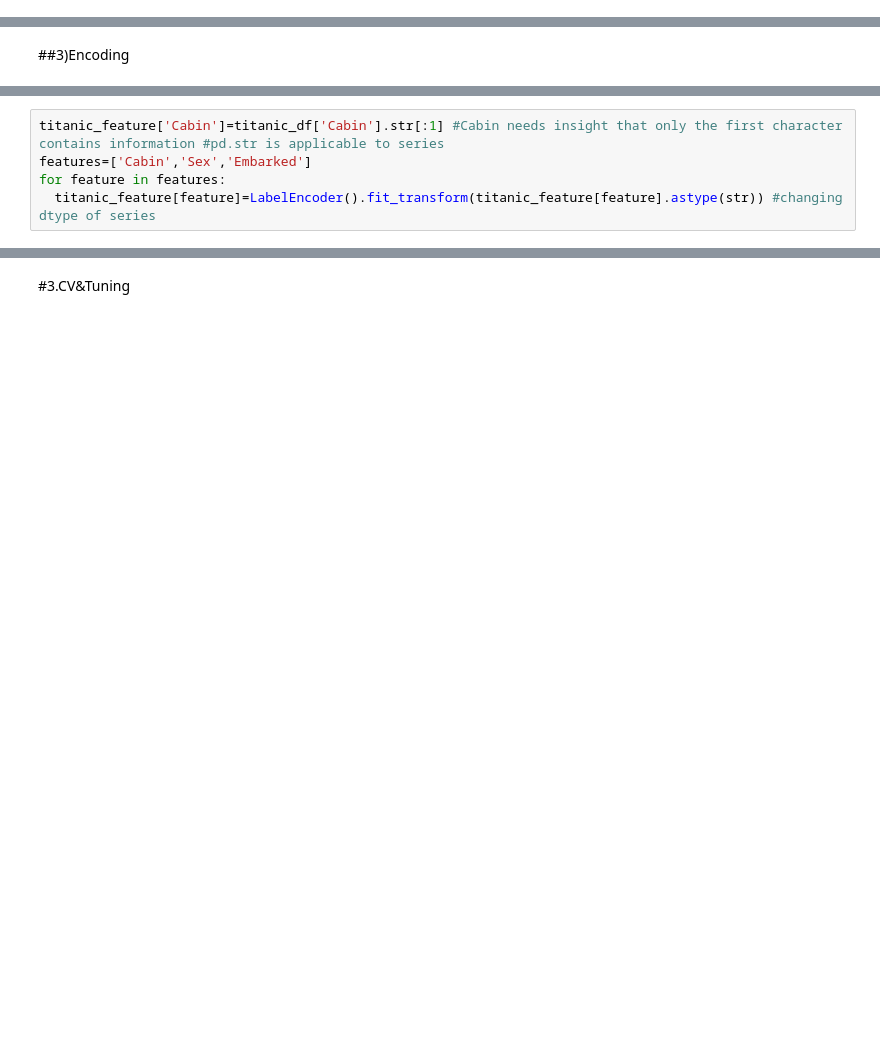
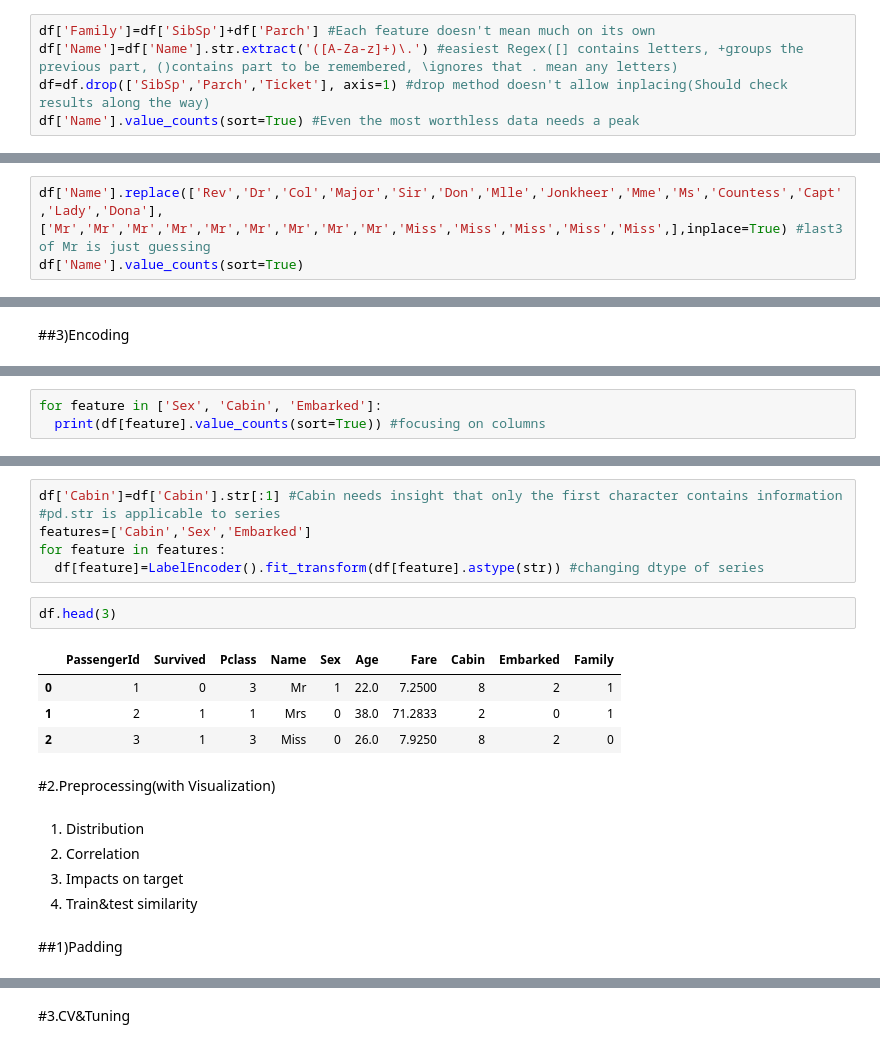
Before and after one commit to DongjunYou/21_1Q_Army, a Jupyter notebook: 1.Titanic/Titanic_Prototype.ipynb, the cells around one changed output, grey strips where cells are left out. Saved outputs shown, nothing was run; the diff lists cells and outputs as text; blank space fills up the shorter version.

```diff
--- a/1.Titanic/Titanic_Prototype.ipynb
+++ b/1.Titanic/Titanic_Prototype.ipynb
@@ -72,0 +96,5 @@ print(titanic_feature.isnull().sum().sum()) #checking
+# %%
+df['Family']=df['SibSp']+df['Parch'] #Each feature doesn't mean much on its own
+df['Name']=df['Name'].str.extract('([A-Za-z]+)\.') #easiest Regex([] contains letters, +groups the previous part, ()contains part to be remembered, \ignores that . mean any letters)
+df=df.drop(['SibSp','Parch','Ticket'], axis=1) #drop method doesn't allow inplacing(Should check results along the way)
+df['Name'].value_counts(sort=True) #Even the most worthless data needs a peak
@@ -72,0 +121,3 @@ print(titanic_feature.isnull().sum().sum()) #checking
+# %%
+df['Name'].replace(['Rev','Dr','Col','Major','Sir','Don','Mlle','Jonkheer','Mme','Ms','Countess','Capt','Lady','Dona'],['Mr','Mr','Mr','Mr','Mr','Mr','Mr','Mr','Mr','Miss','Miss','Miss','Miss','Miss',],inplace=True) #last3 of Mr is just guessing
+df['Name'].value_counts(sort=True)
@@ -96,0 +132,3 @@ Name: Embarked, dtype: int64
+# %%
+for feature in ['Sex', 'Cabin', 'Embarked']:
+  print(df[feature].value_counts(sort=True)) #focusing on columns
@@ -97,5 +155,21 @@ Name: Embarked, dtype: int64
 # %%
-titanic_feature['Cabin']=titanic_df['Cabin'].str[:1] #Cabin needs insight that only the first character contains information #pd.str is applicable to series
+df['Cabin']=df['Cabin'].str[:1] #Cabin needs insight that only the first character contains information #pd.str is applicable to series
 features=['Cabin','Sex','Embarked']
 for feature in features:
-  titanic_feature[feature]=LabelEncoder().fit_transform(titanic_feature[feature].astype(str)) #changing dtype of series
+  df[feature]=LabelEncoder().fit_transform(df[feature].astype(str)) #changing dtype of series
+# %%
+df.head(3)
+# %% [output]
+|  | PassengerId | Survived | Pclass | Name | Sex | Age | Fare | Cabin | Embarked | Family |
+| 0 | 1 | 0 | 3 | Mr | 1 | 22.0 | 7.2500 | 8 | 2 | 1 |
+| 1 | 2 | 1 | 1 | Mrs | 0 | 38.0 | 71.2833 | 2 | 0 | 1 |
+| 2 | 3 | 1 | 3 | Miss | 0 | 26.0 | 7.9250 | 8 | 2 | 0 |
+# %% [markdown]
+#2.Preprocessing(with Visualization)
+# %% [markdown]
+1. Distribution
+2. Correlation
+3. Impacts on target
+4. Train&test similarity
+# %% [markdown]
+##1)Padding
```
Also changed, not shown: parts of 42 cells of this notebook.
